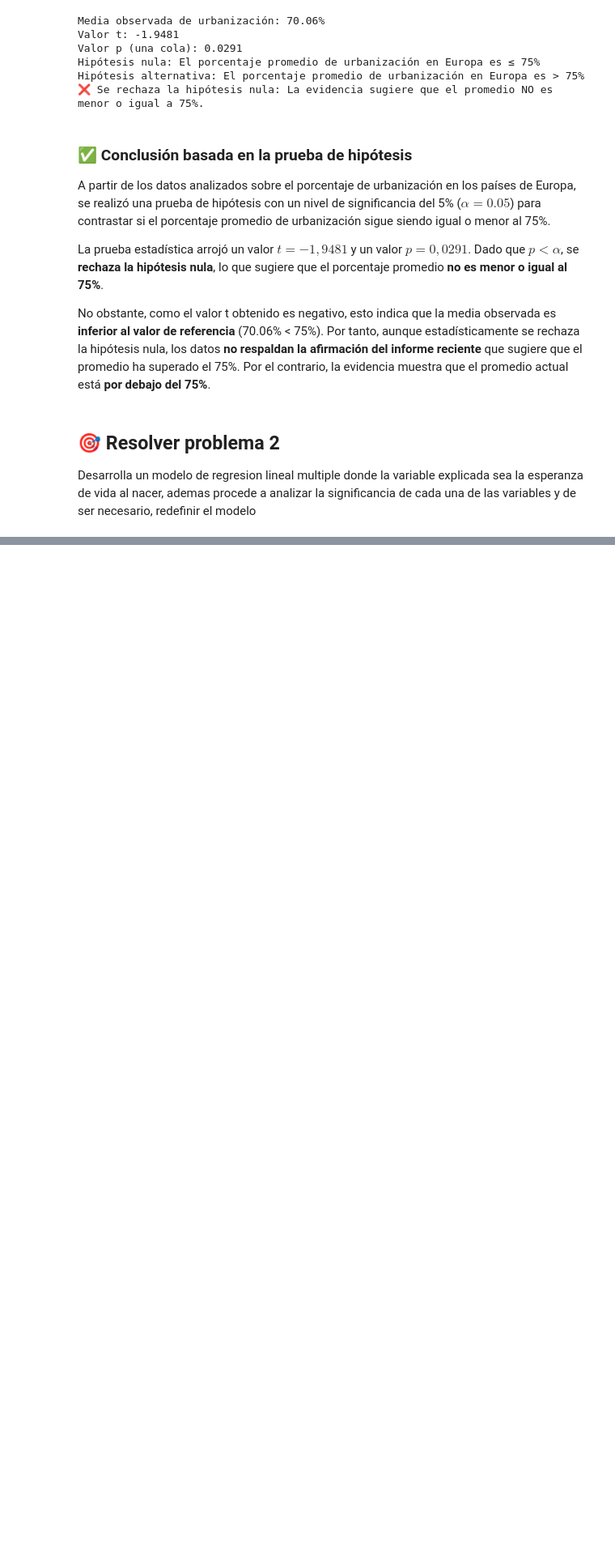
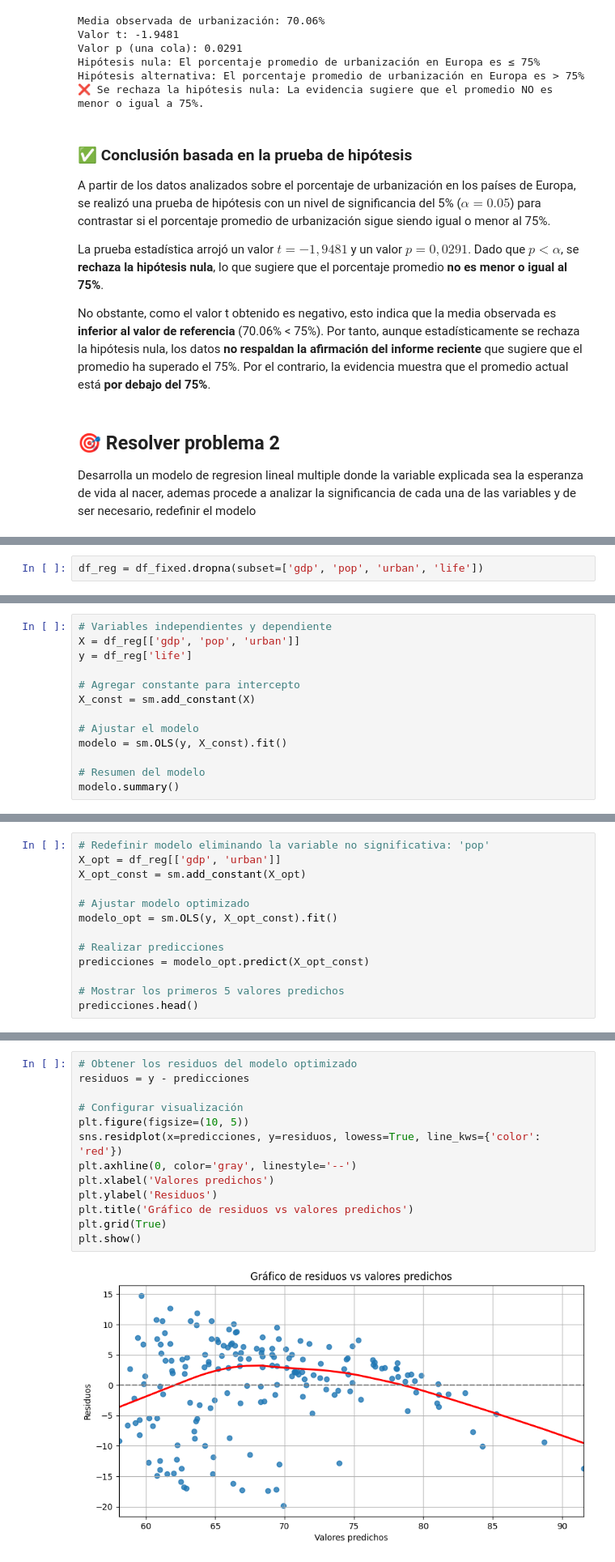
Before and after one commit to diadasiachilensis/data-science, a Jupyter notebook: ejercicios/10.examen/analisis.ipynb, the cells around one changed output, grey strips where cells are left out. Shown at 81% size. Saved outputs shown, nothing was run; the diff lists cells and outputs as text; blank space fills up the shorter version.

```diff
--- a/ejercicios/10.examen/analisis.ipynb
+++ b/ejercicios/10.examen/analisis.ipynb
@@ -146,0 +162,2 @@ redefinir el modelo
+# %%
+df_reg = df_fixed.dropna(subset=['gdp', 'pop', 'urban', 'life'])
@@ -146,0 +168,13 @@ redefinir el modelo
+# %%
+# Variables independientes y dependiente
+X = df_reg[['gdp', 'pop', 'urban']]
+y = df_reg['life']
+
+# Agregar constante para intercepto
+X_const = sm.add_constant(X)
+
+# Ajustar el modelo
+modelo = sm.OLS(y, X_const).fit()
+
+# Resumen del modelo
+modelo.summary()
@@ -146,0 +233,13 @@ redefinir el modelo
+# %%
+# Redefinir modelo eliminando la variable no significativa: 'pop'
+X_opt = df_reg[['gdp', 'urban']]
+X_opt_const = sm.add_constant(X_opt)
+
+# Ajustar modelo optimizado
+modelo_opt = sm.OLS(y, X_opt_const).fit()
+
+# Realizar predicciones
+predicciones = modelo_opt.predict(X_opt_const)
+
+# Mostrar los primeros 5 valores predichos
+predicciones.head()
@@ -146,0 +299,15 @@ redefinir el modelo
+# %%
+# Obtener los residuos del modelo optimizado
+residuos = y - predicciones
+
+# Configurar visualización
+plt.figure(figsize=(10, 5))
+sns.residplot(x=predicciones, y=residuos, lowess=True, line_kws={'color': 'red'})
+plt.axhline(0, color='gray', linestyle='--')
+plt.xlabel('Valores predichos')
+plt.ylabel('Residuos')
+plt.title('Gráfico de residuos vs valores predichos')
+plt.grid(True)
+plt.show()
+# %% [output]
+[figure, added]
```
Also changed, not shown: parts of 19 cells of this notebook.
